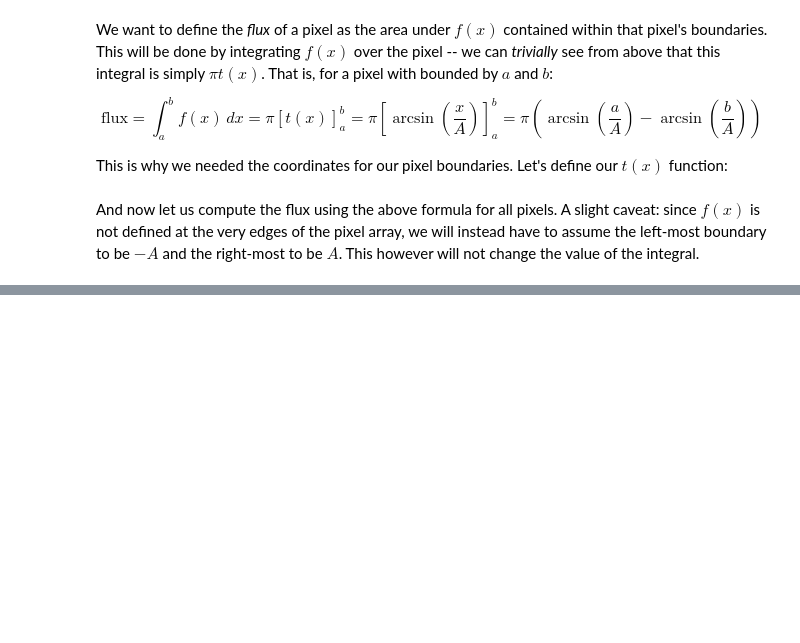
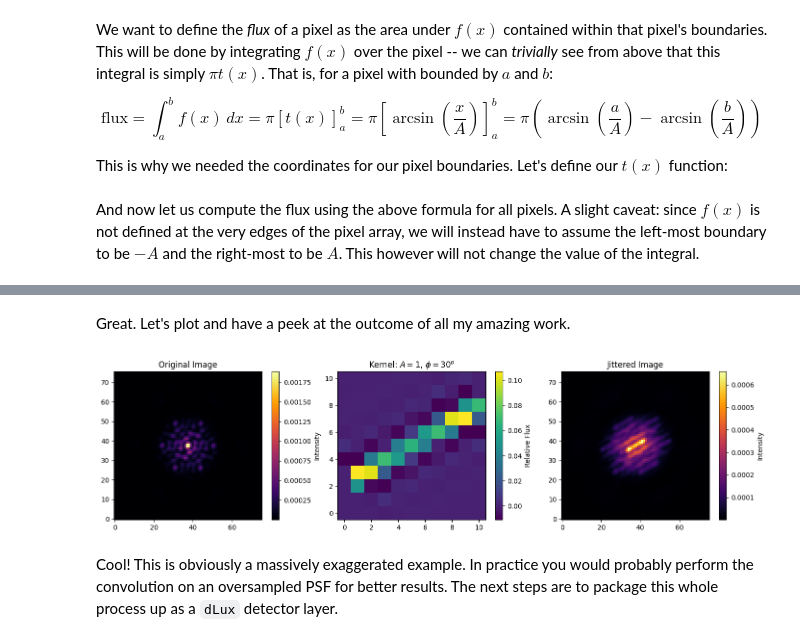
Before and after one commit to maxecharles/toliman-phd, a Jupyter notebook: SHM_jitter.ipynb, the cells around one changed output, grey strips where cells are left out. Drawn from its saved outputs; the diff is of its cells as text; code cells hidden in the pictures; blank space fills up the shorter version.

```diff
--- a/SHM_jitter.ipynb
+++ b/SHM_jitter.ipynb
@@ -135,0 +196,16 @@ plt.show()
+# %%
+import dLuxWebbpsf as dlW
+from jax.scipy.signal import convolve
+
+# initialising the model
+niriss = dlW.NIRISS(
+    filter="F480M",
+    pupil_mask="MASK_NRM",
+    radial_orders=[1]
+)
+
+# the unjittered PSF
+image = niriss.model()
+
+# convolving with the kernel
+jittered_image = convolve(image, rotated_kernel, mode='same')
@@ -135,0 +215,25 @@ plt.show()
+# %% [markdown]
+Great. Let's plot and have a peek at the outcome of all my amazing work.
+# %%
+fig, axs = plt.subplots(1, 3, figsize=(17, 4))
+
+# plot original image
+im0 = axs[0].imshow(image, cmap='inferno')
+axs[0].set_title('Original Image')
+fig.colorbar(im0, ax=axs[0], label='Intensity')
+
+# plot kernel
+im1 = axs[1].imshow(rotated_kernel, cmap='viridis')
+axs[1].set_title('Kernel: $A=1$, $\phi=30 ^o$')
+fig.colorbar(im1, ax=axs[1], label='Relative Flux')
+
+# plot jittered image
+im2 = axs[2].imshow(jittered_image, cmap='inferno')
+axs[2].set_title('Jittered Image')
+fig.colorbar(im2, ax=axs[2], label='Intensity')
+
+plt.show()
+# %% [output]
+[figure, added]
+# %% [markdown]
+Cool! This is obviously a massively exaggerated example. In practice you would probably perform the convolution on an oversampled PSF for better results. The next steps are to package this whole process up as a `dLux` detector layer.
```
Also changed, not shown: parts of 19 cells of this notebook.
